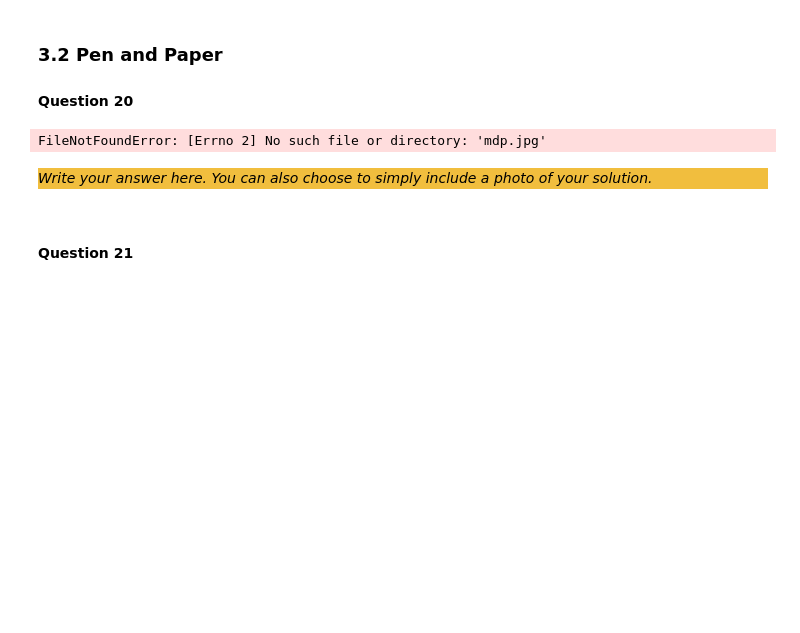
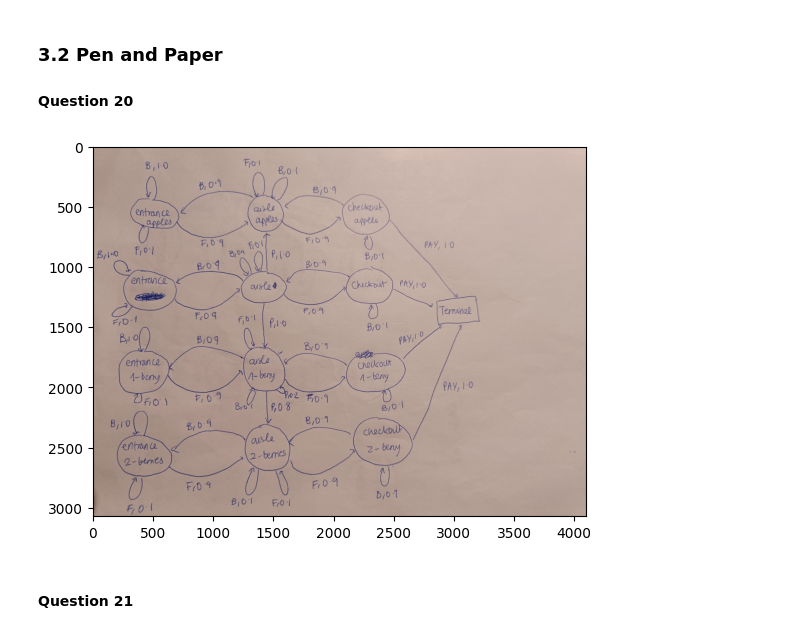
Before and after one commit to daniallegue/Reinforcement-Learning, a Jupyter notebook: src/Main.ipynb, the cells around one changed output. Saved outputs shown, nothing was run; the diff lists cells and outputs as text; code cells hidden in the pictures; blank space fills up the shorter version.

Commit message:
Add images

```diff
--- a/src/Main.ipynb
+++ b/src/Main.ipynb
@@ -1266,17 +1266,15 @@ That being said, designing complex multi-agent systems in often extremely hard,
 # %% [markdown]
 ### 3.2 Pen and Paper
 #### Question 20
-# %%
-from IPython.display import Image
-
-# Display an image file
-Image(filename='mdp.jpg')
-# %% [output]
-FileNotFoundError: [Errno 2] No such file or directory: 'mdp.jpg'
-# %% [markdown]
-<div style="background-color:#f1be3e">
-
-_Write your answer here. You can also choose to simply include a photo of your solution._
+# %%
+import matplotlib.pyplot as plt
+import matplotlib.image as mpimg
+img_path = r"C:\Users\danie\Desktop\Reinforcement-Learning\Reinforcement-Learning\images\mdp.jpg"
+img = mpimg.imread(img_path)
+plt.imshow(img)
+plt.show()
+# %% [output]
+[figure, added]
 # %% [markdown]
 #### Question 21
 # %% [markdown]
```
